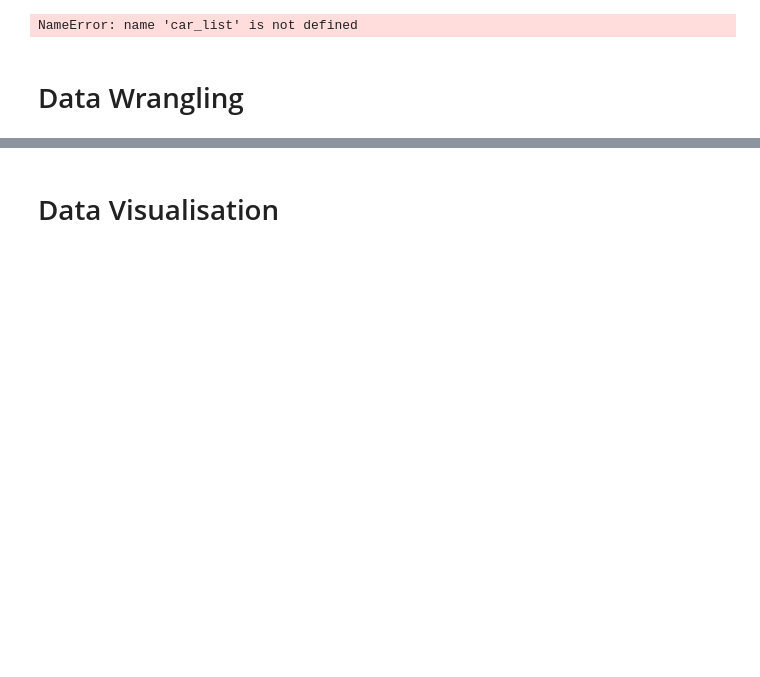
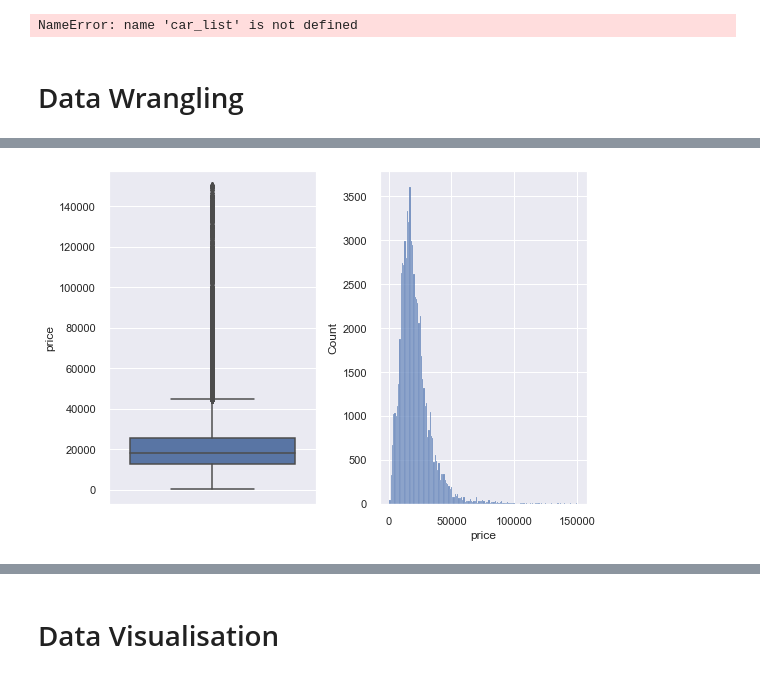
Before and after one commit to andreolidavide/car-culator, a Jupyter notebook: Car-culator.ipynb, the cells around one changed output, grey strips where cells are left out. Cells and saved outputs as stored; diff of their text form; code cells hidden in the pictures; blank space fills up the shorter version.

```diff
--- a/Car-culator.ipynb
+++ b/Car-culator.ipynb
@@ -158,0 +177,10 @@ features = df.copy()
+# %%
+df = df[df['price'] < 150000]
+# Create the figure
+distribution_screening_fig, distribution_screening_ax = plt.subplots(ncols=2)
+# Create the plots
+sns.boxplot(data = df, y='price', ax= distribution_screening_ax[0])
+sns.histplot(data = df, x='price',binwidth=1000, ax=distribution_screening_ax[1])
+distribution_screening_fig.tight_layout()
+# %% [output]
+[figure, added]
```
Also changed, not shown: parts of 16 cells of this notebook.
